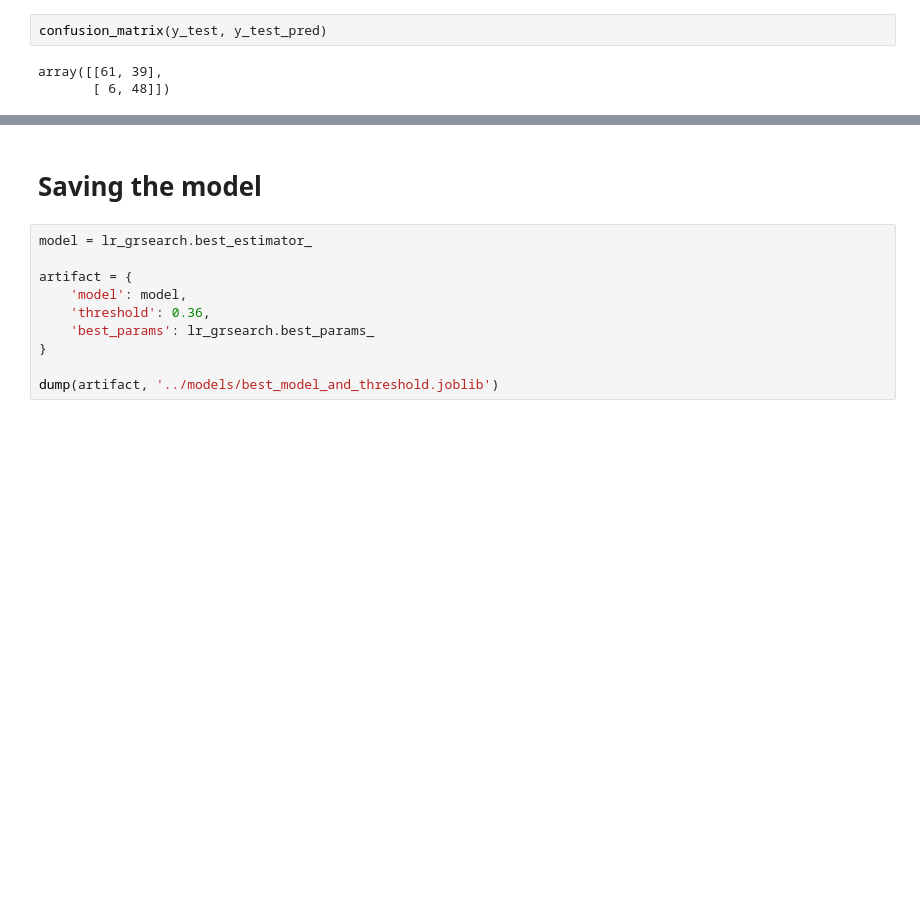
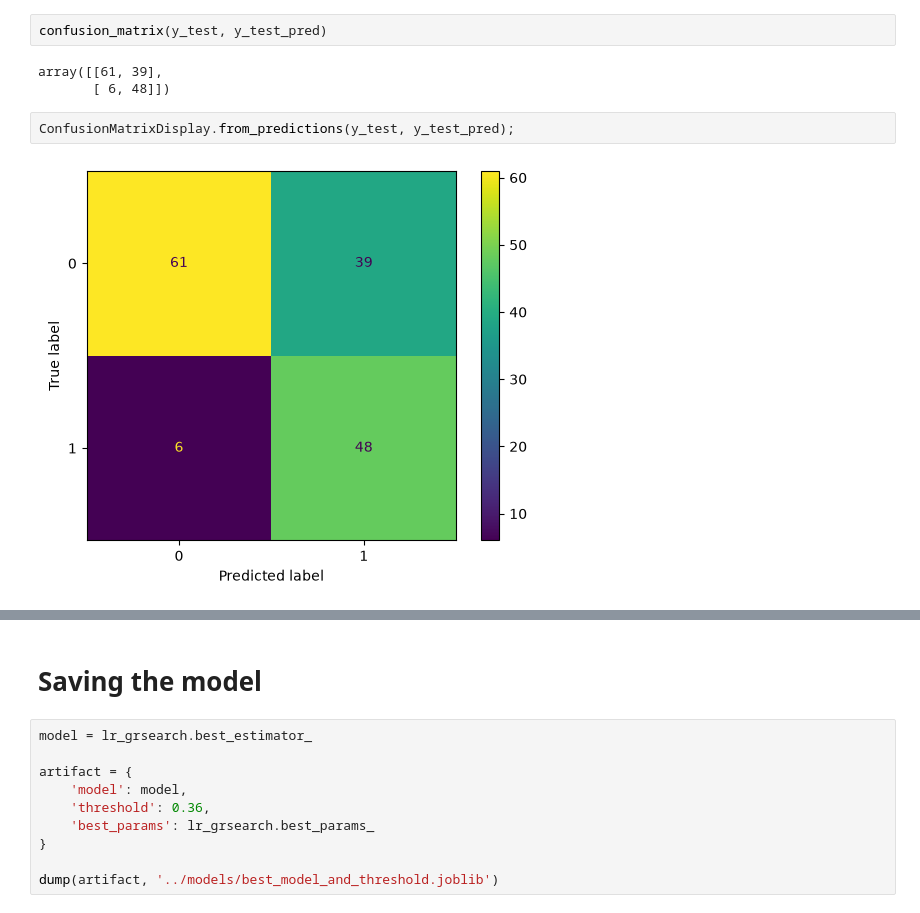
Before and after one commit to abdulazeemsodimu/diabetes_prediction, a Jupyter notebook: notebooks/modelling v2.ipynb, the cells around one changed output, grey strips where cells are left out. Saved outputs shown, nothing was run; the diff lists cells and outputs as text; blank space fills up the shorter version.

```diff
--- a/notebooks/modelling v2.ipynb
+++ b/notebooks/modelling v2.ipynb
@@ -601,4 +601,8 @@ confusion_matrix(y_test, y_test_pred)
 # %% [output]
 array([[61, 39],
        [ 6, 48]])
+# %%
+ConfusionMatrixDisplay.from_predictions(y_test, y_test_pred);
+# %% [output]
+[figure, added]
 # %% [markdown]
```
Also changed, not shown: parts of 23 cells of this notebook, 4 other files.
